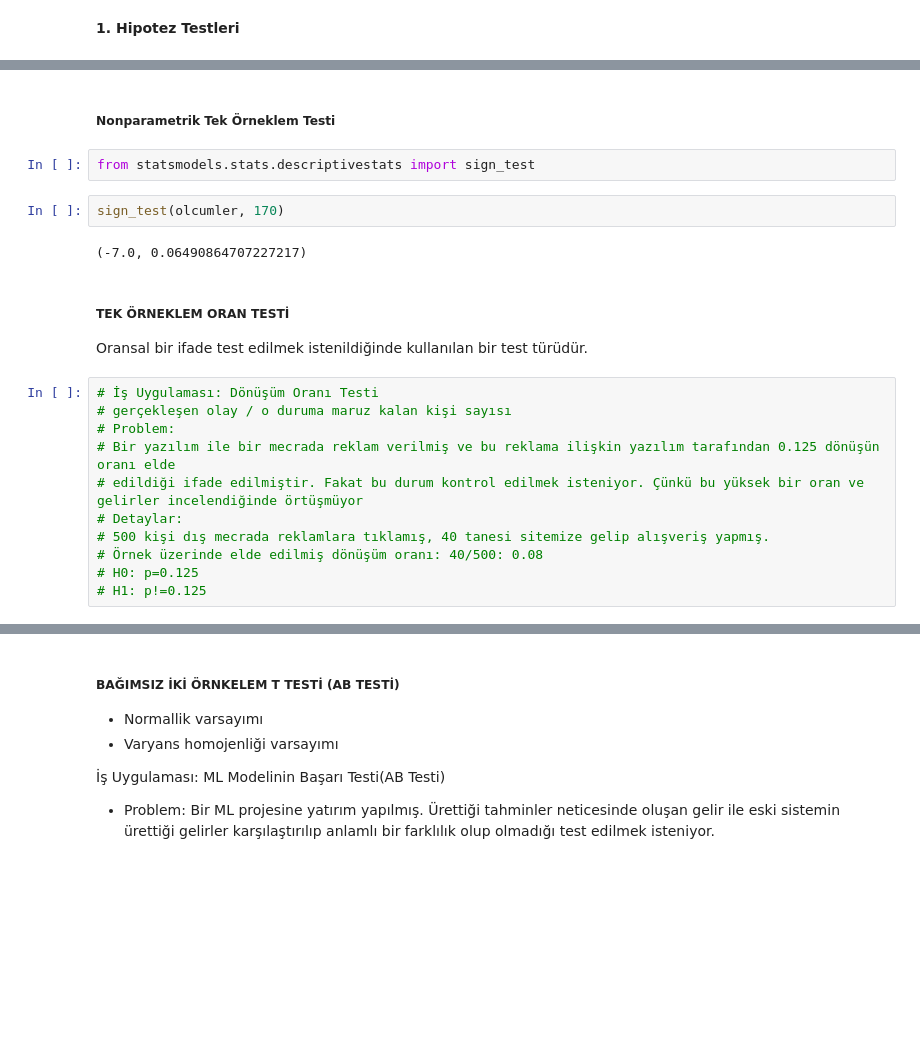
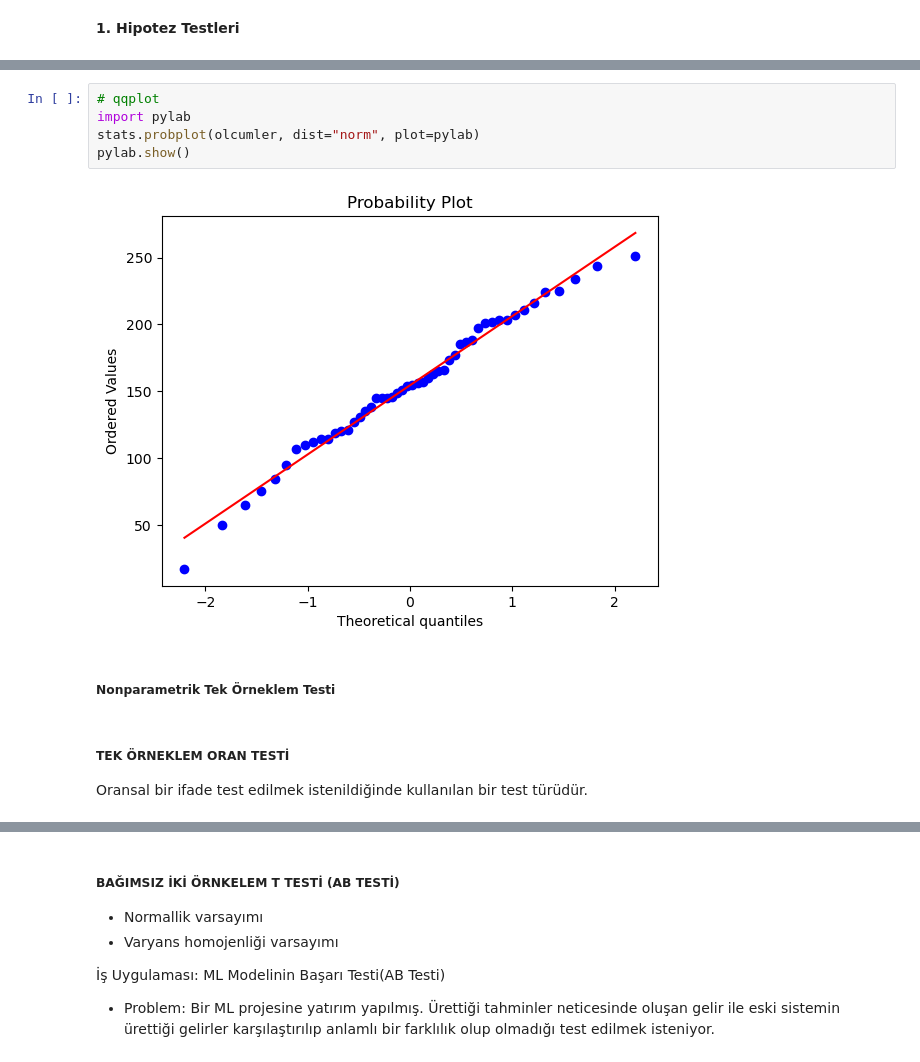
Before and after one commit to Muhammetcansimsek/data_mining, a Jupyter notebook: gyazanlar-02.ipynb, the cells around one changed output, grey strips where cells are left out. Cells and saved outputs as stored; diff of their text form; blank space fills up the shorter version.

```diff
--- a/gyazanlar-02.ipynb
+++ b/gyazanlar-02.ipynb
@@ -50,22 +80,12 @@ Ortalama değerimiz de 154.38 olduğu için şu çıkarımı yapabiliriz ki
+# %%
+# qqplot
+import pylab
+stats.probplot(olcumler, dist="norm", plot=pylab)
+pylab.show()
+# %% [output]
+[figure, added]
 # %% [markdown]
 ##### Nonparametrik Tek Örneklem Testi
-# %%
-from statsmodels.stats.descriptivestats import sign_test
-# %%
-sign_test(olcumler, 170)
-# %% [output]
-(-7.0, 0.06490864707227217)
 # %% [markdown]
 ##### TEK ÖRNEKLEM ORAN TESTİ
  Oransal bir ifade test edilmek istenildiğinde kullanılan bir test türüdür.
-# %%
-# İş Uygulaması: Dönüşüm Oranı Testi
-# gerçekleşen olay / o duruma maruz kalan kişi sayısı
-# Problem:
-# Bir yazılım ile bir mecrada reklam verilmiş ve bu reklama ilişkin yazılım tarafından 0.125 dönüşün oranı elde
-# edildiği ifade edilmiştir. Fakat bu durum kontrol edilmek isteniyor. Çünkü bu yüksek bir oran ve gelirler incelendiğinde örtüşmüyor
-# Detaylar:
-# 500 kişi dış mecrada reklamlara tıklamış, 40 tanesi sitemize gelip alışveriş yapmış.
-# Örnek üzerinde elde edilmiş dönüşüm oranı: 40/500: 0.08
-# H0: p=0.125
-# H1: p!=0.125
```
Also changed, not shown: parts of 24 cells of this notebook, 6 other files.
